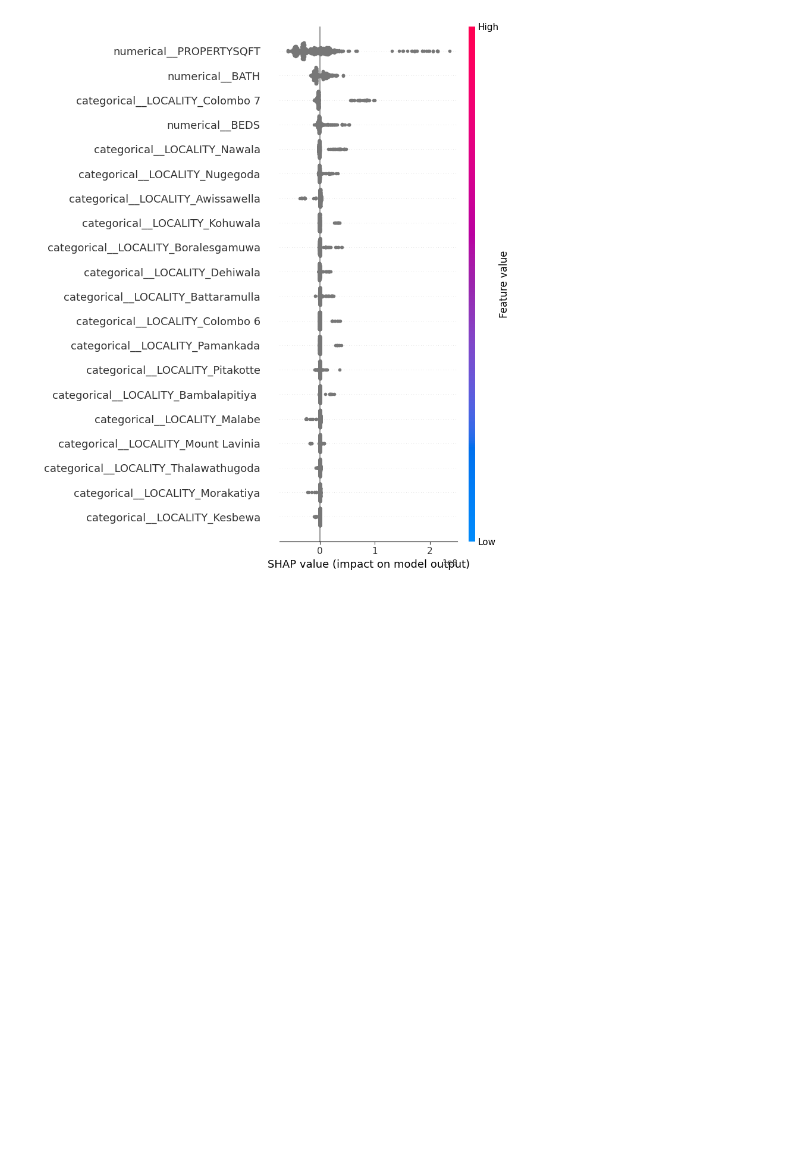
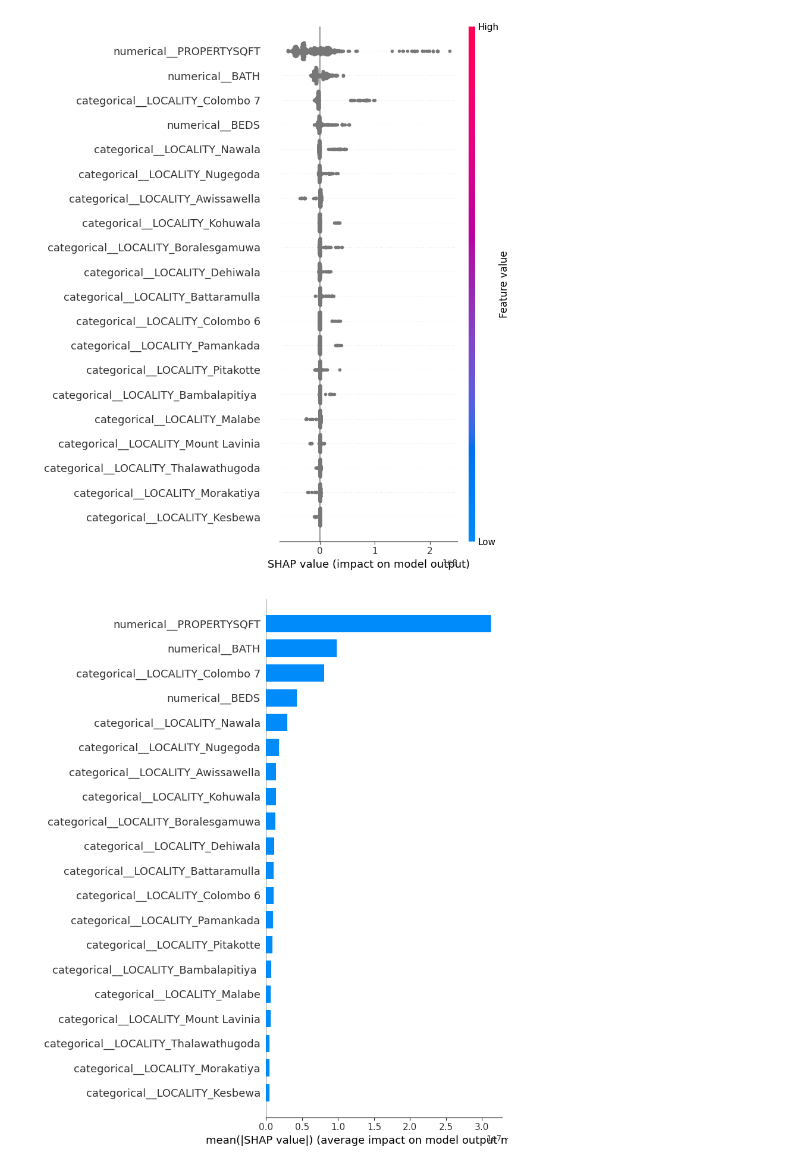
Before and after one commit to DhaneeraDulvanya/Sri-Lankan-Land-Price-Prediction-and-Real-Estate-Market-Analysis-System, a Jupyter notebook: notebooks/06_model_explainability.ipynb, the cells around one changed output. Cells and saved outputs as stored; diff of their text form; code cells hidden in the pictures; blank space fills up the shorter version.

```diff
--- a/notebooks/06_model_explainability.ipynb
+++ b/notebooks/06_model_explainability.ipynb
@@ -235,3 +235,13 @@ shap.summary_plot(
 )
 # %% [output]
 [figure]
+# %%
+# shap bar plot
+shap.summary_plot(
+    shap_values,
+    X_test_transformed,
+    feature_names=feature_names,
+    plot_type="bar"
+)
+# %% [output]
+[figure, added]
```
Also changed, not shown: parts of 4 cells of this notebook.
